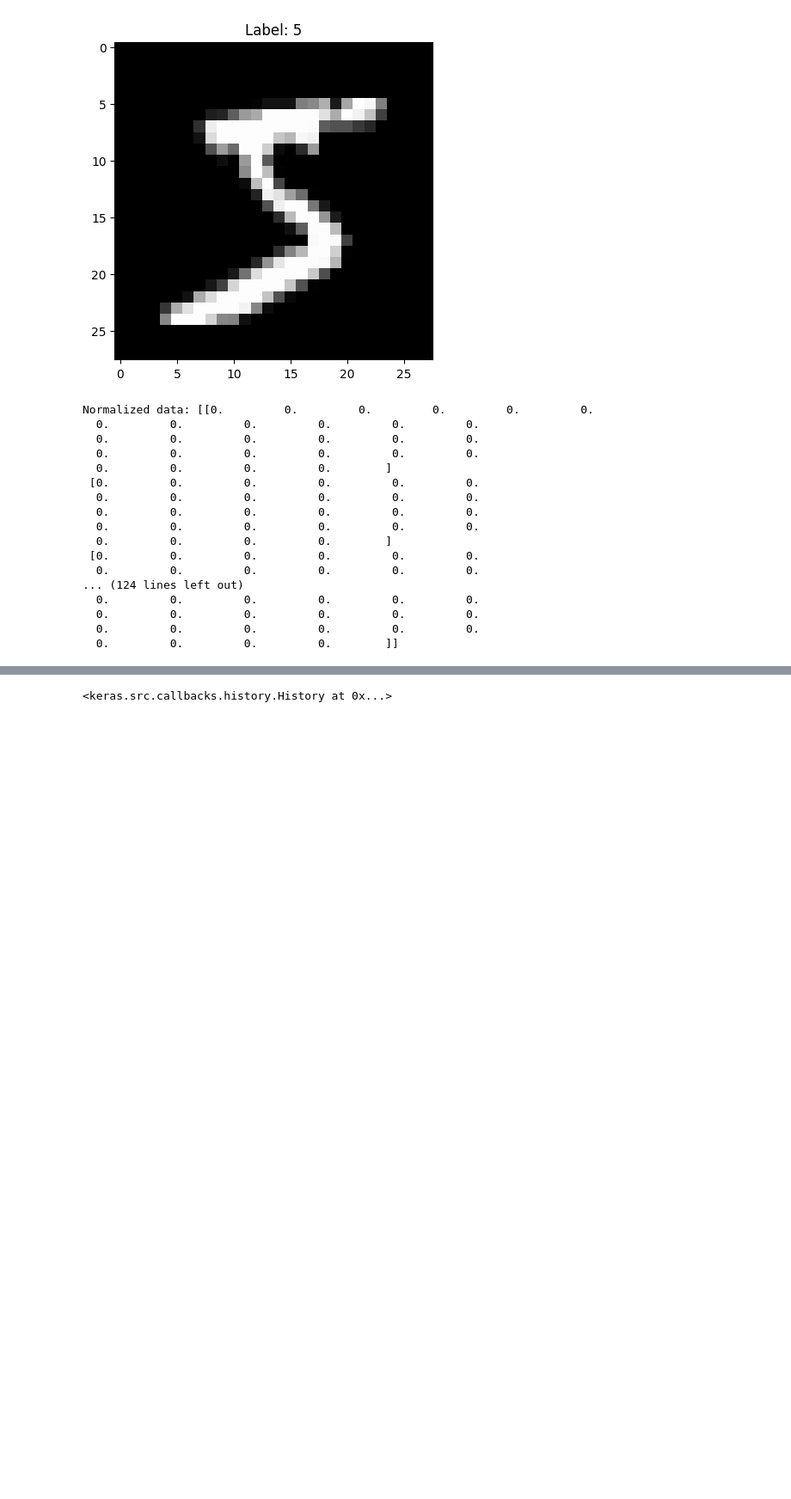
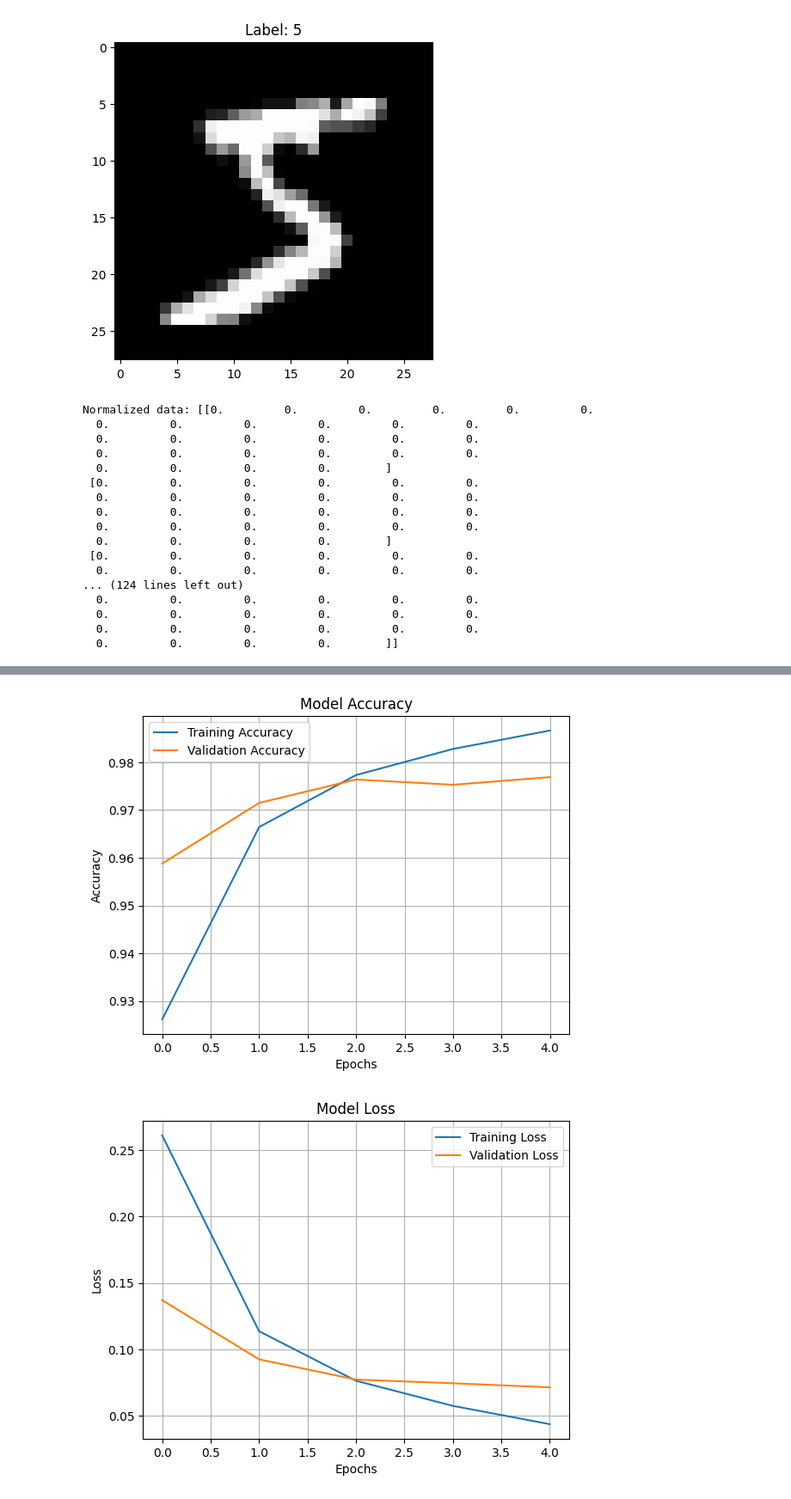
Before and after one commit to kusawokoshitemori/MachineLearningPractice, a Jupyter notebook: MachineLearningPractice.ipynb, the cells around one changed output, grey strips where cells are left out. Shown: that part at 86% size. Cells and saved outputs as stored; diff of their text form; code cells hidden in the pictures; blank space fills up the shorter version.

Commit message:
Accuracyグラフ、Lossグラフの追加

```diff
--- a/MachineLearningPractice.ipynb
+++ b/MachineLearningPractice.ipynb
@@ -44,6 +42,7 @@ Normalized data: [[0.         0.         0.         0.         0.         0.
   0.         0.         0.         0.        ]]
 # %%
 from tensorflow.keras import models, layers
+import matplotlib.pyplot as plt
 
 # モデルの作成
 model = models.Sequential([
@@ -57,7 +56,30 @@ model.compile(optimizer='adam',
               loss='sparse_categorical_crossentropy',
               metrics=['accuracy'])
 
-# モデルの学習
-model.fit(train_images, train_labels, epochs=5)
+# モデルの学習（学習履歴を保存）
+hist = model.fit(train_images, train_labels,
+                 epochs=5,
+                 validation_data=(test_images, test_labels))  # 学習の実行（validation_data 追加）
+
+# === 学習の可視化 ===
+# 正解率の推移をプロット
+plt.plot(hist.history['accuracy'], label='Training Accuracy')
+plt.plot(hist.history['val_accuracy'], label='Validation Accuracy')
+plt.title('Model Accuracy')
+plt.xlabel('Epochs')
+plt.ylabel('Accuracy')
+plt.legend()
+plt.grid()
+plt.show()
+
+# 損失の推移をプロット
+plt.plot(hist.history['loss'], label='Training Loss')
+plt.plot(hist.history['val_loss'], label='Validation Loss')
+plt.title('Model Loss')
+plt.xlabel('Epochs')
+plt.ylabel('Loss')
+plt.legend()
+plt.grid()
+plt.show()
 # %% [output]
 Epoch 1/5
@@ -73,4 +95,5 @@ Epoch 5/5
-<keras.src.callbacks.history.History at 0x...>
+[figure, added]
+[figure, added]
 # %%
 test_loss, test_acc = model.evaluate(test_images, test_labels)
 print("Test accuracy:", test_acc)
```
Also changed, not shown: parts of 3 cells of this notebook.
